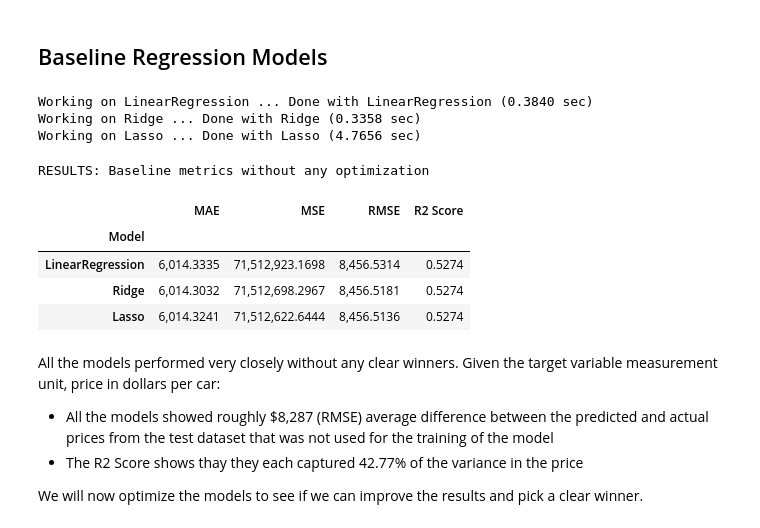
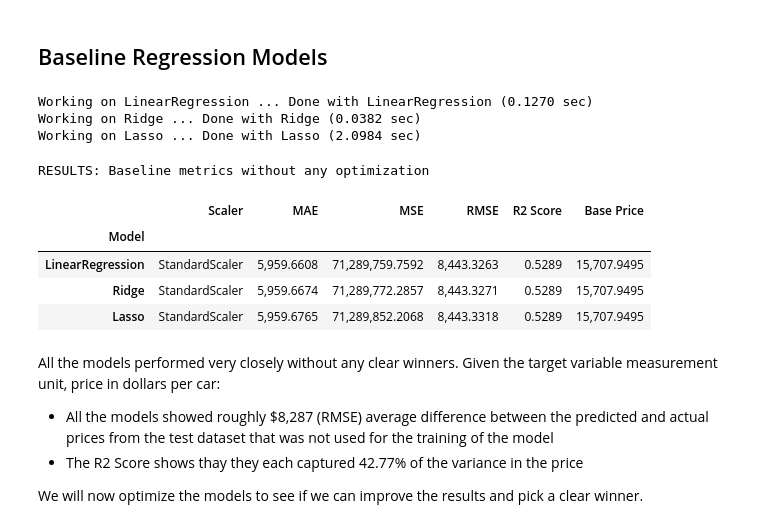
Before and after one commit to fazeelgm/UCB_ML_AI_PracticalApp_II, a Jupyter notebook: DataModels.ipynb, the cells around one changed output. Saved outputs shown, nothing was run; the diff lists cells and outputs as text; code cells hidden in the pictures.

Commit message:
Checkpoint: Added scalers to decision matrix; Fixed scoring error

```diff
--- a/DataModels.ipynb
+++ b/DataModels.ipynb
@@ -265,23 +236,0 @@ def get_model_metrics_as_results(model_name, y_preds, y_test, score):
-# %%
-results_baseline = []
-
-# iterate over the models and build results DF
-for model in models:
-
-    start_time = time.time()
-    print(f'Working on {model} ... ', end='')
-
-    models[model].fit(X_train, y_train)
-
-    y_preds = models[model].predict(X_test)
-
-    model_name=model
-    score = models[model].score(X_test, y_test)
-
-    results_baseline.append(get_model_metrics_as_results(model_name, y_preds, y_test, score))
-
-    print(f'Done with {model} ({time.time() - start_time:,.4f} sec)')
-# %% [output]
-Working on LinearRegression ... Done with LinearRegression (0.3840 sec)
-Working on Ridge ... Done with Ridge (0.3358 sec)
-Working on Lasso ... Done with Lasso (4.7656 sec)
@@ -288,23 +270,49 @@ Working on Lasso ... Done with Lasso (4.7656 sec)
+# %%
+# Enable debugging output
+# logging.getLogger().setLevel(logging.DEBUG)
+
+results_baseline = []
+
+# iterate over the models and build results DF
+for model in models:
+
+    start_time = time.time()
+    print(f'Working on {model} ... ', end='')
+
+    # Fit the model
+    models[model].fit(X_train_scaled, y_train)
+
+    # Append model metrics to results
+    results_baseline.append(get_model_metrics_as_results(model, models[model], scaler, X_test_scaled, y_test))
+
+    print(f'Done with {model} ({time.time() - start_time:,.4f} sec)')
+
+# Disable debugging
+logging.getLogger().setLevel(logging.INFO)
+# %% [output]
+Working on LinearRegression ... Done with LinearRegression (0.1270 sec)
+Working on Ridge ... Done with Ridge (0.0382 sec)
+Working on Lasso ... Done with Lasso (2.0984 sec)
 # %%
 # Generate results table
 results_baseline_df = pd.DataFrame(results_baseline,
-                                   columns=['Model','MAE', 'MSE', 'RMSE', 'R2 Score']
+                                   columns=['Model', 'Scaler', 'MAE', 'MSE', 'RMSE', 'R2 Score', 'Base Price']
                                   ).set_index('Model')
 
 
 # Export results for README
 results_baseline_df_styled = my_utils.df_style_floats(results_baseline_df)
 dfi.export(results_baseline_df_styled, 'images/results_baseline_table.png')
 
 print('RESULTS: Baseline metrics without any optimization\n')
 results_baseline_df_styled
 # %% [output]
 RESULTS: Baseline metrics without any optimization
-|  | MAE | MSE | RMSE | R2 Score |
-| Model |  |  |  |  |
-| LinearRegression | 6,014.3335 | 71,512,923.1698 | 8,456.5314 | 0.5274 |
-| Ridge | 6,014.3032 | 71,512,698.2967 | 8,456.5181 | 0.5274 |
-| Lasso | 6,014.3241 | 71,512,622.6444 | 8,456.5136 | 0.5274 |
+|  | Scaler | MAE | MSE | RMSE | R2 Score | Base Price |
+| Model |  |  |  |  |  |  |
+| LinearRegression | StandardScaler | 5,959.6608 | 71,289,759.7592 | 8,443.3263 | 0.5289 | 15,707.9495 |
+| Ridge | StandardScaler | 5,959.6674 | 71,289,772.2857 | 8,443.3271 | 0.5289 | 15,707.9495 |
+| Lasso | StandardScaler | 5,959.6765 | 71,289,852.2068 | 8,443.3318 | 0.5289 | 15,707.9495 |
 # %% [markdown]
 All the models performed very closely without any clear winners. Given the target variable measurement unit, price in dollars per car:
 
```
Also changed, not shown: parts of 27 cells of this notebook, 6 other files.
